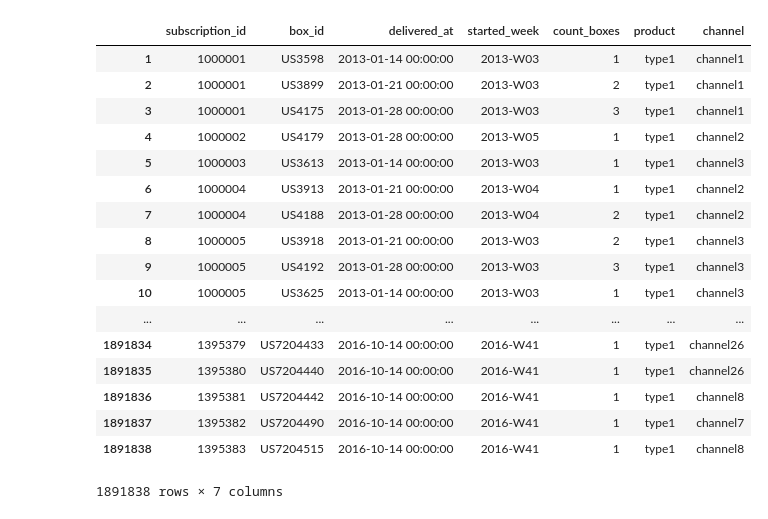
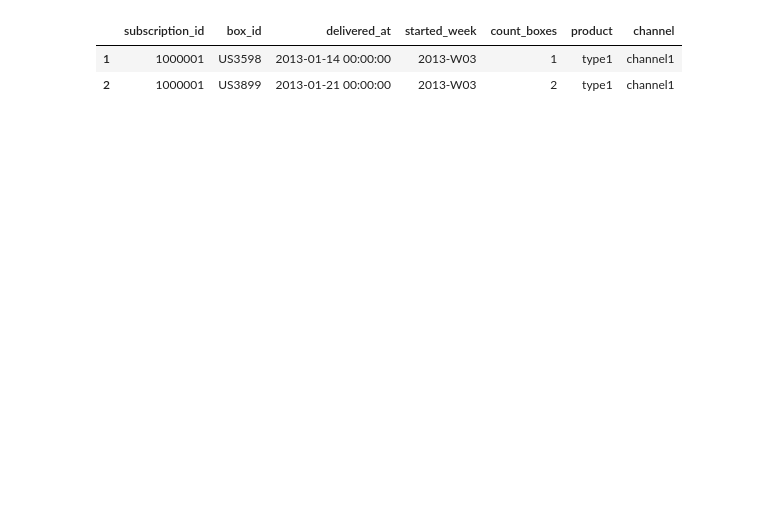
Before and after one commit to puneetjindal/r_python, a Jupyter notebook: meal_delivery/meal_delivery_eda.ipynb, the cells around one changed output. Cells and saved outputs as stored; diff of their text form; code cells hidden in the pictures; blank space fills up the shorter version.

```diff
--- a/meal_delivery/meal_delivery_eda.ipynb
+++ b/meal_delivery/meal_delivery_eda.ipynb
@@ -1,27 +1,12 @@
 # %%
 import pandas as pd
 # %%
-sub = pd.read_csv('data_science_test/boxes.csv', encoding='utf-8', index_col=0)
-sub
+sub = pd.read_csv('/Users/puneetjindal/Downloads/data_science_test/boxes.csv', encoding='utf-8', index_col=0)
+sub.head(2)
 # %% [output]
 |  | subscription_id | box_id | delivered_at | started_week | count_boxes | product | channel |
 | 1 | 1000001 | US3598 | 2013-01-14 00:00:00 | 2013-W03 | 1 | type1 | channel1 |
 | 2 | 1000001 | US3899 | 2013-01-21 00:00:00 | 2013-W03 | 2 | type1 | channel1 |
-| 3 | 1000001 | US4175 | 2013-01-28 00:00:00 | 2013-W03 | 3 | type1 | channel1 |
-| 4 | 1000002 | US4179 | 2013-01-28 00:00:00 | 2013-W05 | 1 | type1 | channel2 |
-| 5 | 1000003 | US3613 | 2013-01-14 00:00:00 | 2013-W03 | 1 | type1 | channel3 |
-| 6 | 1000004 | US3913 | 2013-01-21 00:00:00 | 2013-W04 | 1 | type1 | channel2 |
-| 7 | 1000004 | US4188 | 2013-01-28 00:00:00 | 2013-W04 | 2 | type1 | channel2 |
-| 8 | 1000005 | US3918 | 2013-01-21 00:00:00 | 2013-W03 | 2 | type1 | channel3 |
-| 9 | 1000005 | US4192 | 2013-01-28 00:00:00 | 2013-W03 | 3 | type1 | channel3 |
-| 10 | 1000005 | US3625 | 2013-01-14 00:00:00 | 2013-W03 | 1 | type1 | channel3 |
-| ... | ... | ... | ... | ... | ... | ... | ... |
-| 1891834 | 1395379 | US7204433 | 2016-10-14 00:00:00 | 2016-W41 | 1 | type1 | channel26 |
-| 1891835 | 1395380 | US7204440 | 2016-10-14 00:00:00 | 2016-W41 | 1 | type1 | channel26 |
-| 1891836 | 1395381 | US7204442 | 2016-10-14 00:00:00 | 2016-W41 | 1 | type1 | channel8 |
-| 1891837 | 1395382 | US7204490 | 2016-10-14 00:00:00 | 2016-W41 | 1 | type1 | channel7 |
-| 1891838 | 1395383 | US7204515 | 2016-10-14 00:00:00 | 2016-W41 | 1 | type1 | channel8 |
-1891838 rows × 7 columns
 # %%
 sub['delivered_at'] = pd.to_datetime(sub['delivered_at'])
 # %%
```
Also changed, not shown: parts of 10 cells of this notebook.
